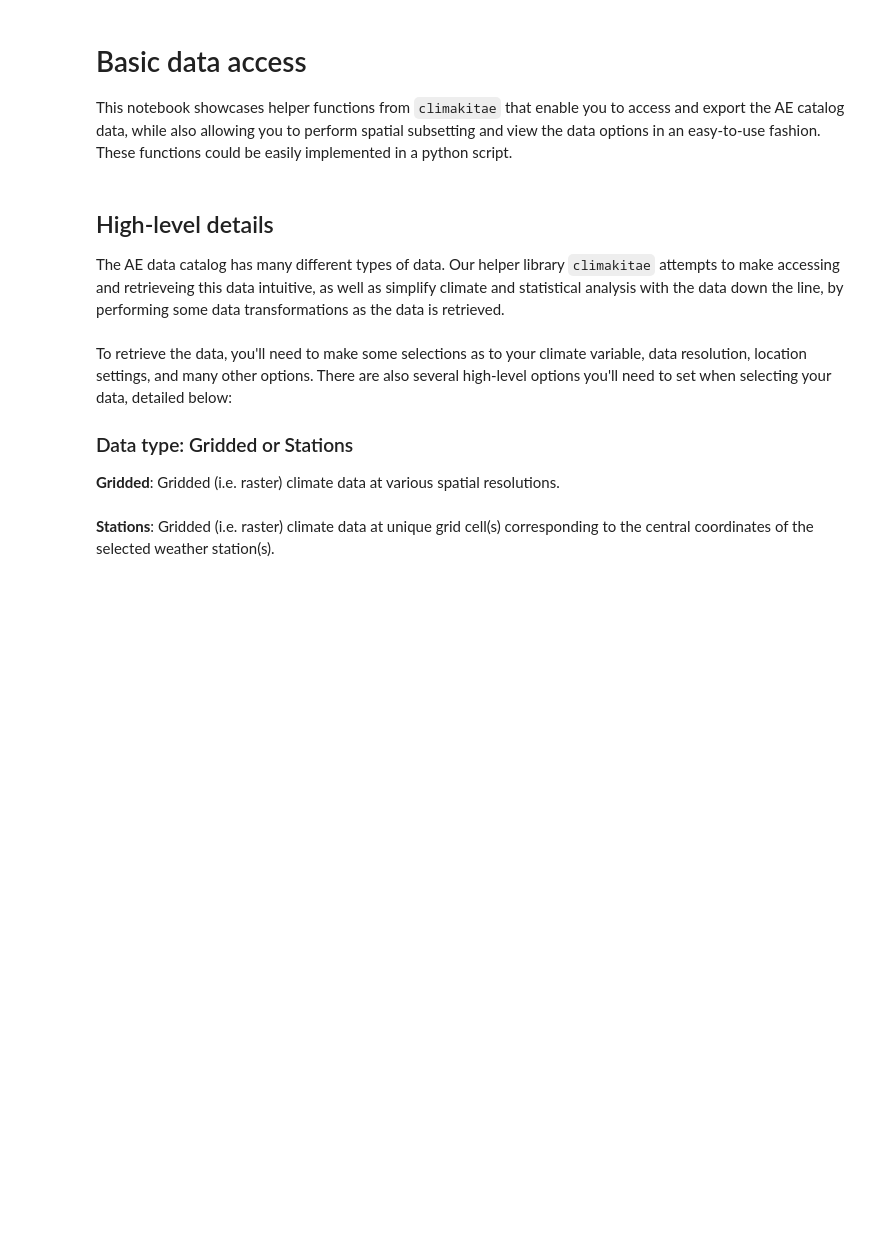
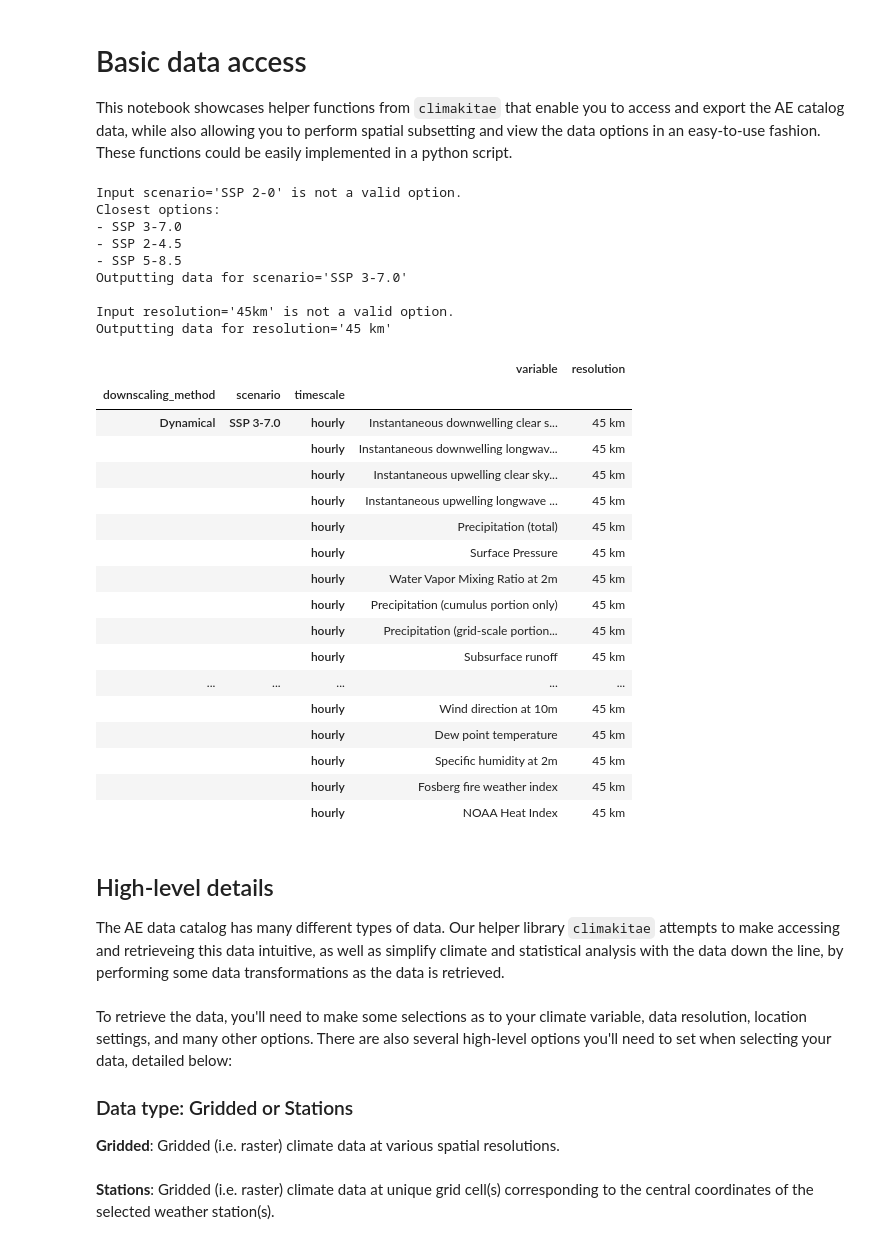
Before and after one commit to cal-adapt/cae-notebooks, a Jupyter notebook: data-access/basic_data_access.ipynb, the cells around one changed output. Cells and saved outputs as stored; diff of their text form; code cells hidden in the pictures; blank space fills up the shorter version.

```diff
--- a/data-access/basic_data_access.ipynb
+++ b/data-access/basic_data_access.ipynb
@@ -8,6 +8,41 @@ from climakitae.core.data_interface import (
     get_subsetting_options,
     get_data
 )
+# %%
+get_data_options(
+    downscaling_method = "Dynamical",
+    timescale="hourly",
+    scenario="SSP 2-0",
+    resolution="45 km"
+)
+# %% [output]
+Input scenario='SSP 2-0' is not a valid option.
+Closest options:
+- SSP 3-7.0
+- SSP 2-4.5
+- SSP 5-8.5
+Outputting data for scenario='SSP 3-7.0'
+
+Input resolution='45km' is not a valid option.
+Outputting data for resolution='45 km'
+|  |  |  | variable | resolution |
+| downscaling_method | scenario | timescale |  |  |
+| Dynamical | SSP 3-7.0 | hourly | Instantaneous downwelling clear s... | 45 km |
+|  |  | hourly | Instantaneous downwelling longwav... | 45 km |
+|  |  | hourly | Instantaneous upwelling clear sky... | 45 km |
+|  |  | hourly | Instantaneous upwelling longwave ... | 45 km |
+|  |  | hourly | Precipitation (total) | 45 km |
+|  |  | hourly | Surface Pressure | 45 km |
+|  |  | hourly | Water Vapor Mixing Ratio at 2m | 45 km |
+|  |  | hourly | Precipitation (cumulus portion only) | 45 km |
+|  |  | hourly | Precipitation (grid-scale portion... | 45 km |
+|  |  | hourly | Subsurface runoff | 45 km |
+| ... | ... | ... | ... | ... |
+|  |  | hourly | Wind direction at 10m | 45 km |
+|  |  | hourly | Dew point temperature | 45 km |
+|  |  | hourly | Specific humidity at 2m | 45 km |
+|  |  | hourly | Fosberg fire weather index | 45 km |
+|  |  | hourly | NOAA Heat Index | 45 km |
 # %% [markdown]
 ## High-level details
 The AE data catalog has many different types of data. Our helper library `climakitae` attempts to make accessing and retrieveing this data intuitive, as well as simplify climate and statistical analysis with the data down the line, by performing some data transformations as the data is retrieved.<br><br> To retrieve the data, you'll need to make some selections as to your climate variable, data resolution, location settings, and many other options. There are also several high-level options you'll need to set when selecting your data, detailed below:
```
